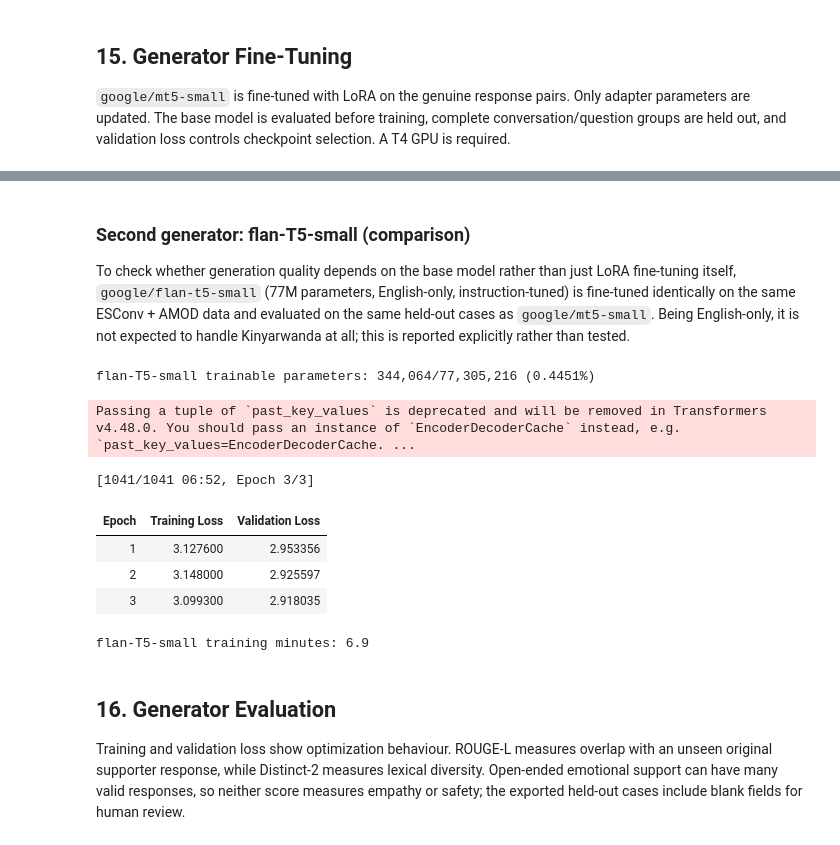
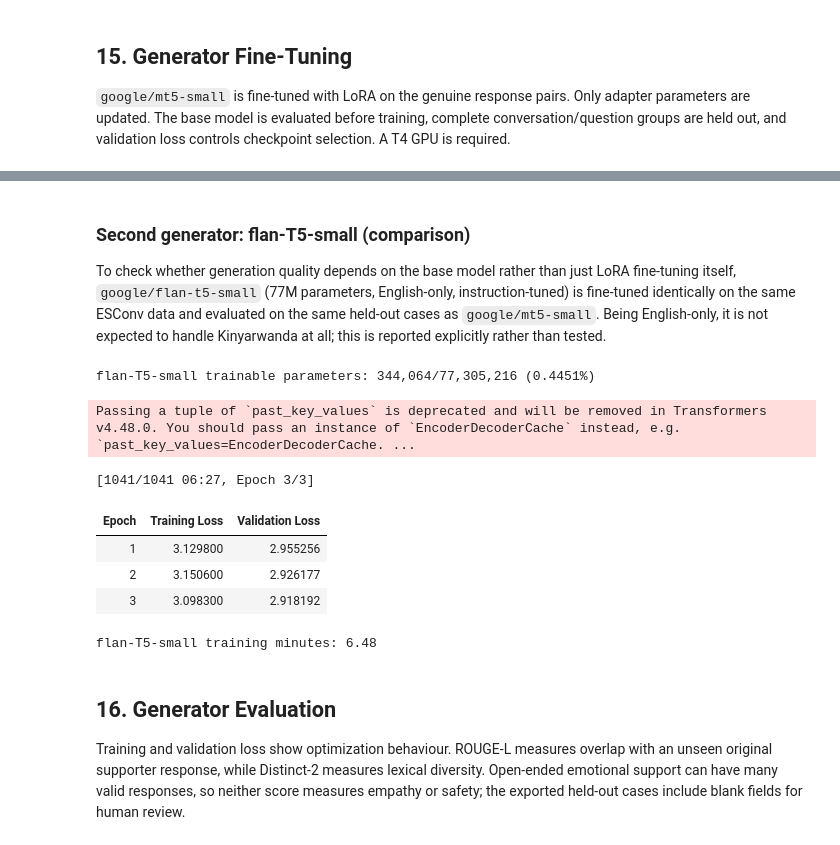
Before and after one commit to IrutingaboRaissa/UMUBYEYI, a Jupyter notebook: notebooks/umubyeyi.ipynb, the cells around one changed output, grey strips where cells are left out. Drawn from its saved outputs; the diff is of its cells as text; code cells hidden in the pictures.

```diff
--- a/notebooks/umubyeyi.ipynb
+++ b/notebooks/umubyeyi.ipynb
@@ -932,11 +932,10 @@ knowledge base rather than being converted into training conversations.
 # %%
 import hashlib
-from datasets import Dataset, load_dataset
+from datasets import Dataset
 
 sys.path.insert(0, str(ROOT))
 from src.generation_data import (
-    AMOD_DATASET, AMOD_REVISION, ESCONV_COMMIT, ESCONV_SHA256,
-    build_amod_response_examples, build_esconv_examples,
+    ESCONV_COMMIT, ESCONV_SHA256, build_esconv_examples,
     dataset_summary, download_esconv, load_esconv,
 )
 
@@ -945,21 +944,16 @@ download_esconv(ESCONV_PATH)
 esconv_conversations = load_esconv(ESCONV_PATH)
 esconv_examples = build_esconv_examples(esconv_conversations, max_supporter_turns=6)
 
-amod_source = load_dataset(AMOD_DATASET, revision=AMOD_REVISION, split='train')
-amod_examples = build_amod_response_examples(
-    list(amod_source), intent_raw.to_dict('records'), max_responses_per_question=2
-)
-generator_examples = esconv_examples + amod_examples
+generator_examples = esconv_examples
 generator_summary = dataset_summary(generator_examples)
 display(pd.DataFrame({
-    'source': ['ESConv', 'AMOD', 'Postpartum knowledge base'],
+    'source': ['ESConv', 'Postpartum knowledge base'],
     'role': [
         'emotional-support response training',
-        'counsellor-response training + separate intent labels',
         'retrieval evidence only',
     ],
-    'version': [ESCONV_COMMIT, AMOD_REVISION, '14 reviewed source-attributed topics'],
-    'language': ['English', 'English; bilingual questions for intent only', 'English/Kinyarwanda'],
+    'version': [ESCONV_COMMIT, '14 reviewed source-attributed topics'],
+    'language': ['English', 'English/Kinyarwanda'],
 }))
 display(pd.Series(generator_summary, name='value').to_frame())
 
@@ -1092,10 +1106,14 @@ Training minutes: 10.57
 
 To check whether generation quality depends on the base model rather than just LoRA
 fine-tuning itself, `google/flan-t5-small` (77M parameters, English-only,
-instruction-tuned) is fine-tuned identically on the same ESConv + AMOD data and evaluated
+instruction-tuned) is fine-tuned identically on the same ESConv data and evaluated
 on the same held-out cases as `google/mt5-small`. Being English-only, it is not expected
 to handle Kinyarwanda at all; this is reported explicitly rather than tested.
 # %%
+from transformers import (
+    AutoModelForSeq2SeqLM, DataCollatorForSeq2Seq, Seq2SeqTrainer, Seq2SeqTrainingArguments,
+)
+
 FLAN_BASE_MODEL = 'google/flan-t5-small'
 FLAN_GENERATOR_DIR = MODEL_DIR / 'umubyeyi-flan-t5-lora'
 flan_tokenizer = AutoTokenizer.from_pretrained(FLAN_BASE_MODEL)
@@ -1135,38 +1153,38 @@ def generate_flan_responses(model, rows):
                 **batch, max_new_tokens=160, num_beams=2, no_repeat_ngram_size=3
             )
         predictions.append(flan_tokenizer.decode(output[0], skip_special_tokens=True).strip())
     return predictions
 
 flan_baseline_predictions = generate_flan_responses(flan_generator_model, held_out_generator)
 flan_training_arguments = Seq2SeqTrainingArguments(
     output_dir=str(OUTPUT_ROOT / 'flan_generator_checkpoints'),
     num_train_epochs=3, learning_rate=3e-4,
     per_device_train_batch_size=8, per_device_eval_batch_size=8,
     gradient_accumulation_steps=2, eval_strategy='epoch', save_strategy='epoch',
     logging_steps=25, save_total_limit=2, load_best_model_at_end=True,
     metric_for_best_model='eval_loss', greater_is_better=False,
     report_to='none', fp16=False, seed=SEED,
 )
 flan_generator_trainer = Seq2SeqTrainer(
     model=flan_generator_model, args=flan_training_arguments,
     train_dataset=tokenized_flan_generator['train'],
     eval_dataset=tokenized_flan_generator['validation'],
     data_collator=DataCollatorForSeq2Seq(flan_tokenizer, model=flan_generator_model),
     processing_class=flan_tokenizer,
     callbacks=[EarlyStoppingCallback(early_stopping_patience=2)],
 )
 flan_training_started = time.time()
 flan_training_result = flan_generator_trainer.train()
 print('flan-T5-small training minutes:', round((time.time() - flan_training_started) / 60, 2))
 # %% [output]
 flan-T5-small trainable parameters: 344,064/77,305,216 (0.4451%)
 Passing a tuple of `past_key_values` is deprecated and will be removed in Transformers v4.48.0. You should pass an instance of `EncoderDecoderCache` instead, e.g. `past_key_values=EncoderDecoderCache. ...
-[1041/1041 06:52, Epoch 3/3]
+[1041/1041 06:27, Epoch 3/3]
 | Epoch | Training Loss | Validation Loss |
-| 1 | 3.127600 | 2.953356 |
-| 2 | 3.148000 | 2.925597 |
-| 3 | 3.099300 | 2.918035 |
+| 1 | 3.129800 | 2.955256 |
+| 2 | 3.150600 | 2.926177 |
+| 3 | 3.098300 | 2.918192 |
-flan-T5-small training minutes: 6.9
+flan-T5-small training minutes: 6.48
 # %% [markdown]
 ## 16. Generator Evaluation
 
```
Also changed, not shown: parts of 11 cells of this notebook, 56 other files.
